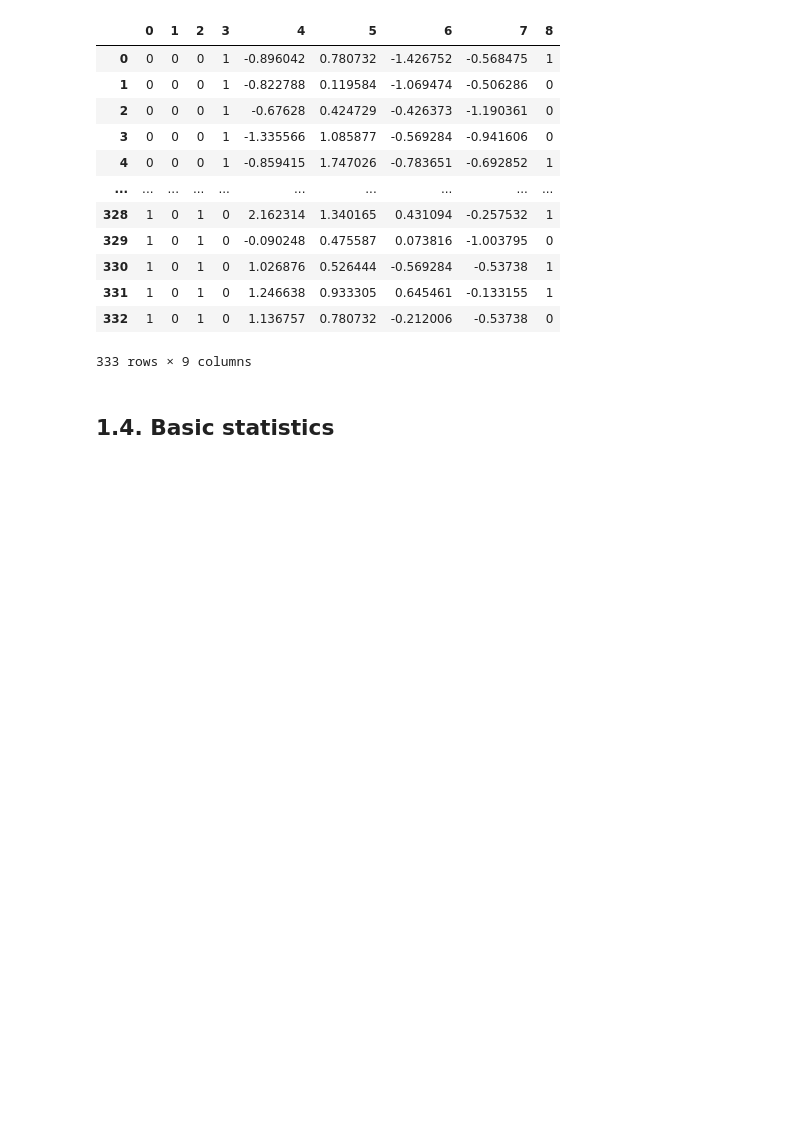
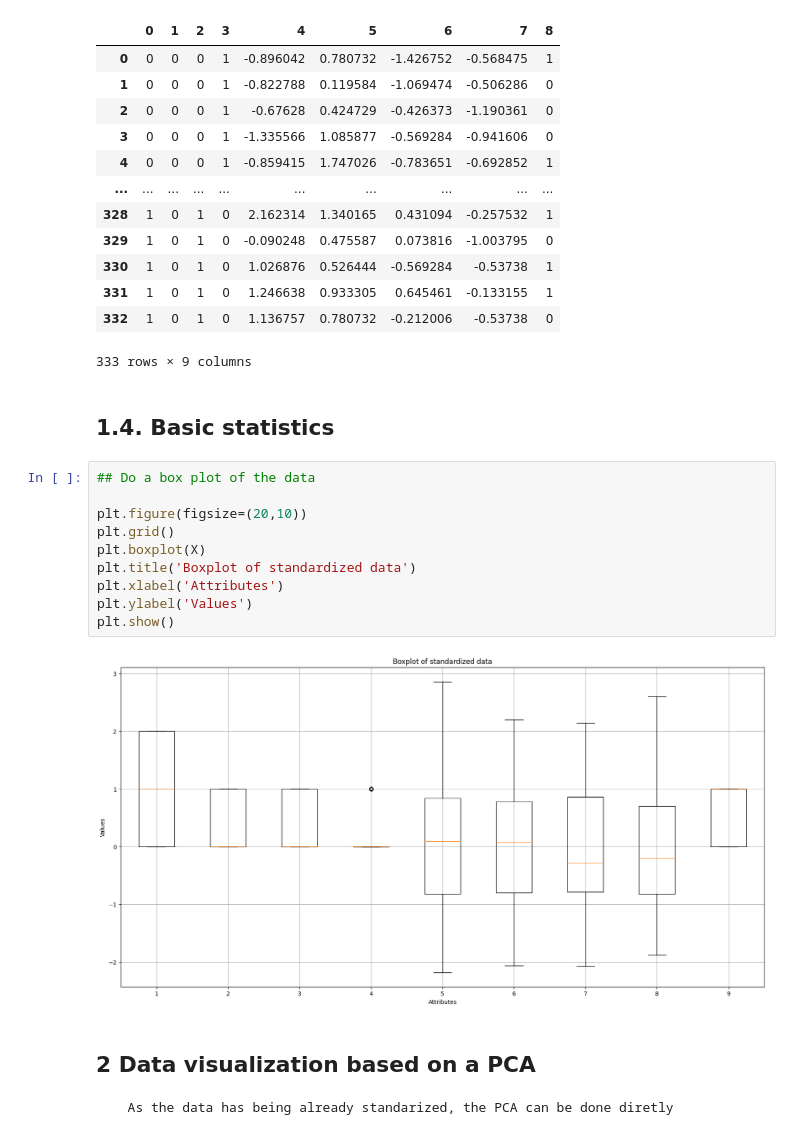
Before and after one commit to Brizzum/ML-reports, a Jupyter notebook: R1.ipynb, the cells around one changed output. Drawn from its saved outputs; the diff is of its cells as text; blank space fills up the shorter version.

```diff
--- a/R1.ipynb
+++ b/R1.ipynb
@@ -224,3 +231,19 @@ penguins
 333 rows × 9 columns
 # %% [markdown]
 ## 1.4. Basic statistics
+# %%
+## Do a box plot of the data
+
+plt.figure(figsize=(20,10))
+plt.grid()
+plt.boxplot(X)
+plt.title('Boxplot of standardized data')
+plt.xlabel('Attributes')
+plt.ylabel('Values')
+plt.show()
+# %% [output]
+[figure, added]
+# %% [markdown]
+## 2 Data visualization based on a PCA
+
+      As the data has being already standarized, the PCA can be done diretly
```
Also changed, not shown: parts of 10 cells of this notebook.
